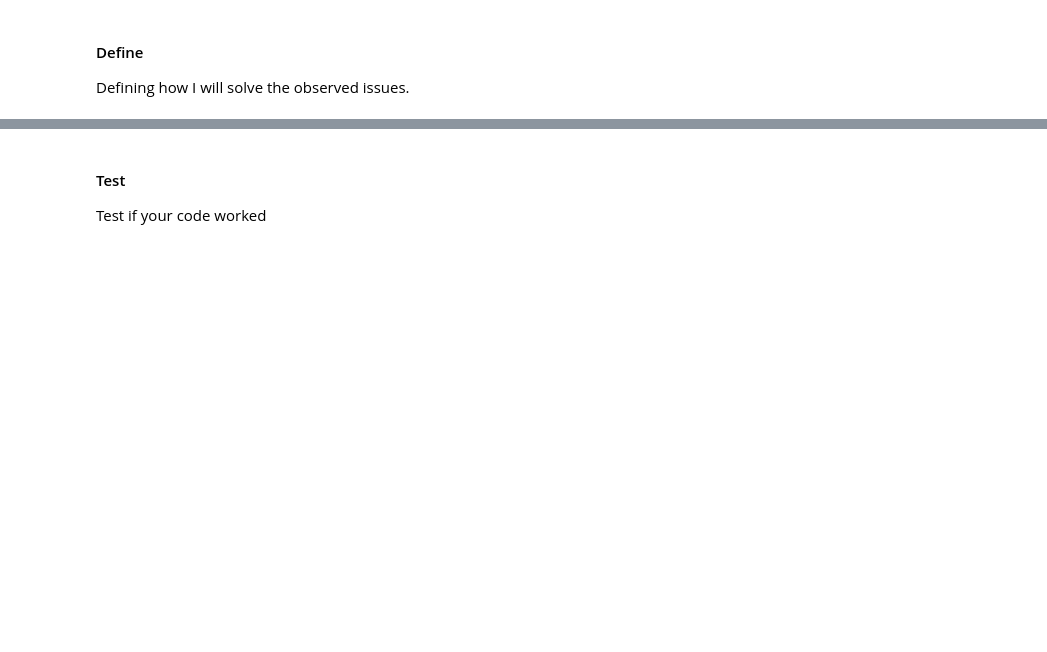
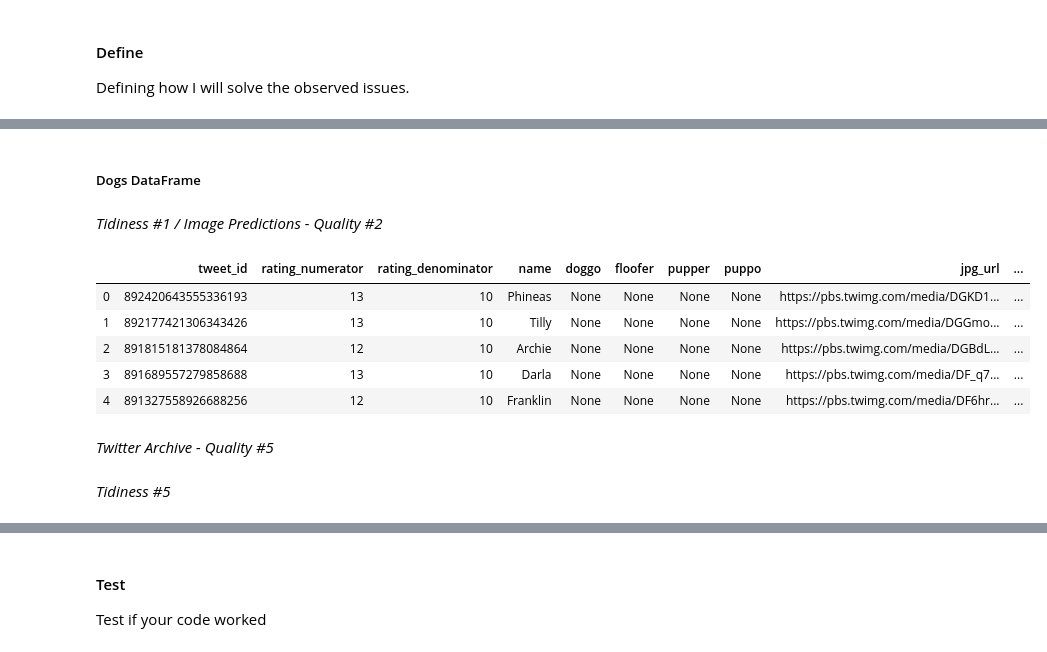
Before and after one commit to Nevesgmd/WeRateDogs-twitter-analysis, a Jupyter notebook: wrangle_act.ipynb, the cells around one changed output, grey strips where cells are left out. Cells and saved outputs as stored; diff of their text form; code cells hidden in the pictures; blank space fills up the shorter version.

```diff
--- a/wrangle_act.ipynb
+++ b/wrangle_act.ipynb
@@ -616,0 +624,7 @@ Solve the problems
+# %%
+# Creating DataFrames copies
+twitter_copy_df = twitter_archive_df.copy()
+image_copy_df = image_predictions_df.copy()
+extra_data_copy_df = tweet_extra_data_df.copy()
+
+twitter_copy_df.head(3)
@@ -616,0 +739,25 @@ Solve the problems
+# %% [markdown]
+##### Dogs DataFrame
+# %% [markdown]
+*Tidiness #1 / Image Predictions - Quality #2*
+# %%
+# Dropping replies and retweets
+twitter_copy_df.drop(twitter_copy_df[twitter_copy_df.in_reply_to_status_id.notnull() |
+                                     twitter_copy_df.retweeted_status_id.notnull()].index, inplace=True)
+
+# Merging twitter df with extra data df to create tweets_df
+dogs_df = pd.merge(twitter_copy_df[['tweet_id', 'rating_numerator', 'rating_denominator', 'name',
+                                    'doggo', 'floofer', 'pupper', 'puppo']],
+                   image_copy_df,
+                   left_on='tweet_id', right_on='tweet_id', how ='inner')
+
+dogs_df.head()
+# %% [output]
+|  | tweet_id | rating_numerator | rating_denominator | name | doggo | floofer | pupper | puppo | jpg_url | ... |
+| 0 | 892420643555336193 | 13 | 10 | Phineas | None | None | None | None | https://pbs.twimg.com/media/DGKD1... | ... |
+| 1 | 892177421306343426 | 13 | 10 | Tilly | None | None | None | None | https://pbs.twimg.com/media/DGGmo... | ... |
+| 2 | 891815181378084864 | 12 | 10 | Archie | None | None | None | None | https://pbs.twimg.com/media/DGBdL... | ... |
+| 3 | 891689557279858688 | 13 | 10 | Darla | None | None | None | None | https://pbs.twimg.com/media/DF_q7... | ... |
+| 4 | 891327558926688256 | 12 | 10 | Franklin | None | None | None | None | https://pbs.twimg.com/media/DF6hr... | ... |
+# %% [markdown]
+*Twitter Archive - Quality #5*
@@ -616,0 +767,2 @@ Solve the problems
+# %% [markdown]
+*Tidiness #5*
```
Also changed, not shown: parts of 59 cells of this notebook, 2 other files.
